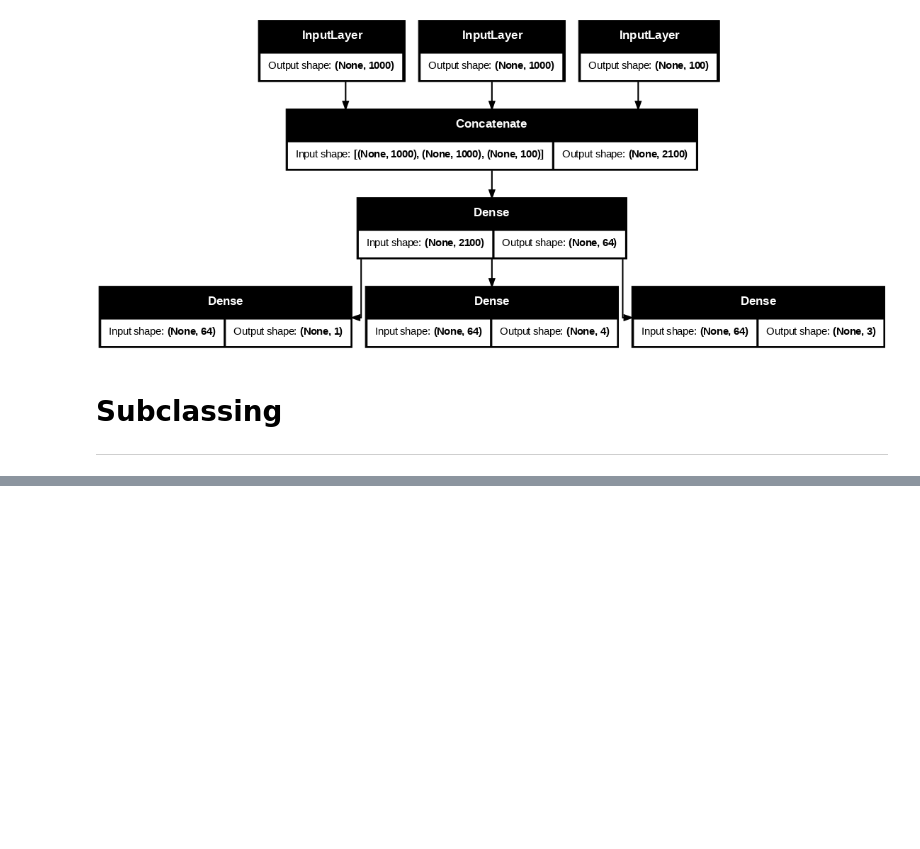
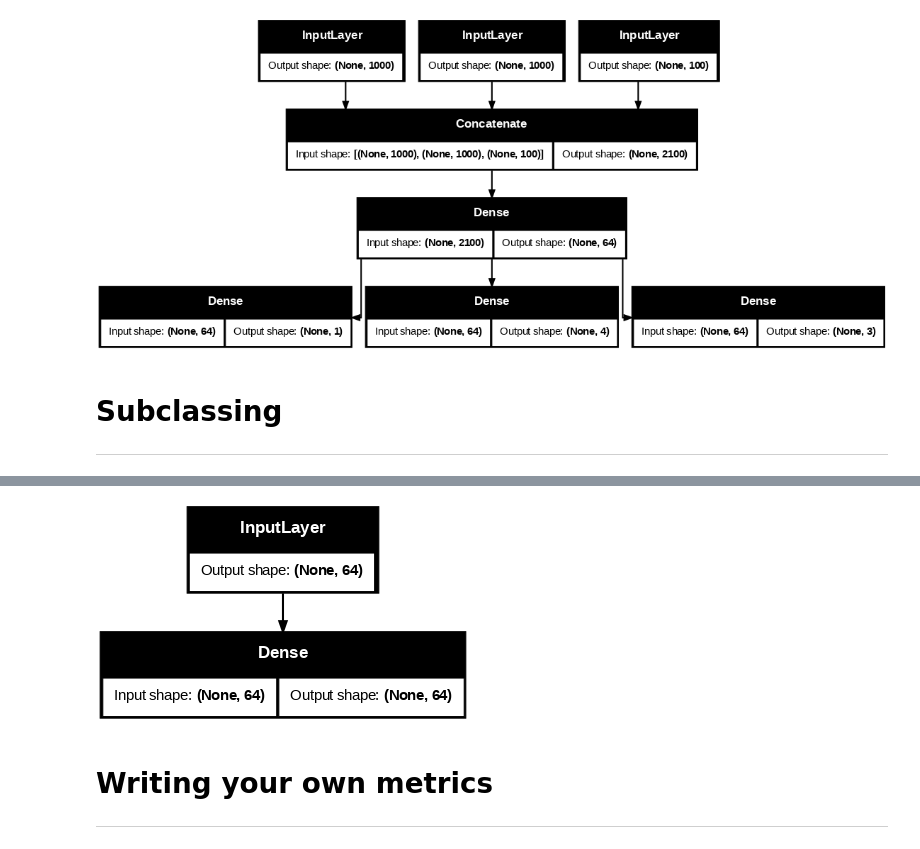
Before and after one commit to Lennykiruthu/my-deep-learning-with-python, a Jupyter notebook: Deep_dive_into_Keras.ipynb, the cells around one changed output, grey strips where cells are left out. Cells and saved outputs as stored; diff of their text form; code cells hidden in the pictures; blank space fills up the shorter version.

```diff
--- a/Deep_dive_into_Keras.ipynb
+++ b/Deep_dive_into_Keras.ipynb
@@ -198,0 +225,9 @@ priority, department = model(
+# %%
+inputs = keras.Input(shape=(64,))
+outputs = layers.Dense(64, activation='relu')(inputs)
+binary_classifier = keras.Model(inputs=inputs, outputs=outputs)
+
+keras.utils.plot_model(binary_classifier, 'binary_classifier.png', dpi=75
+                       , show_shapes=True)
+# %% [output]
+[figure, added]
@@ -198,0 +246,3 @@ priority, department = model(
+# %% [markdown]
+# Writing your own metrics
+---
```
Also changed, not shown: parts of 8 cells of this notebook.
